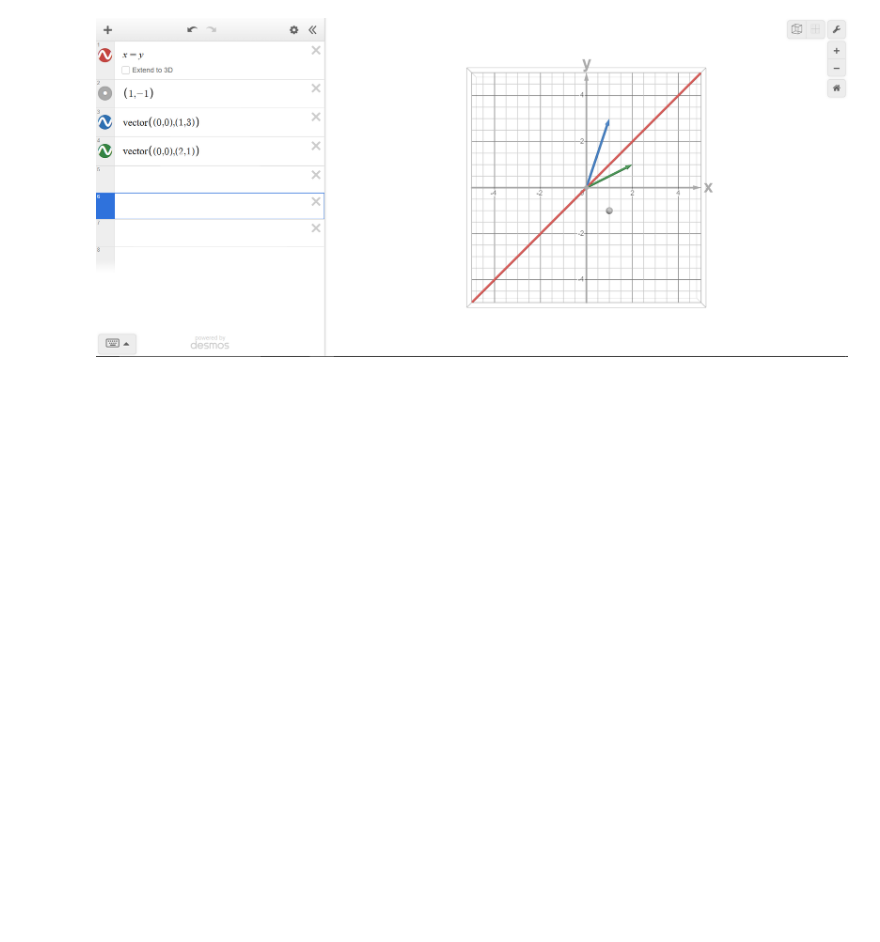
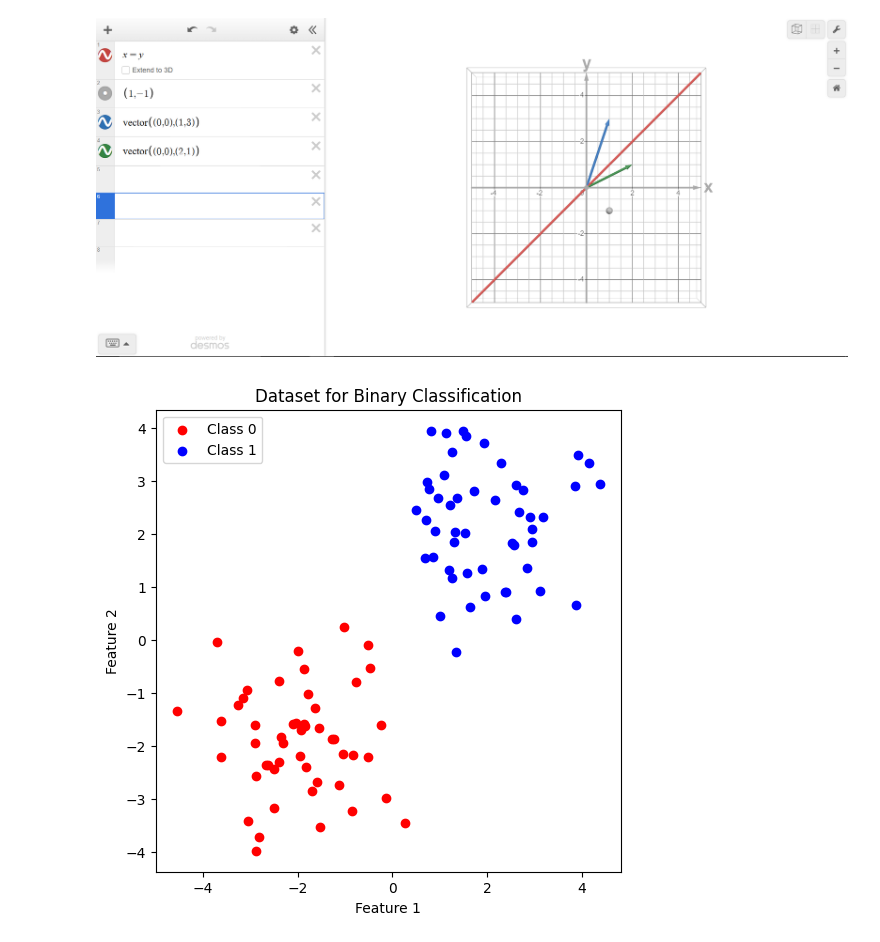
Before and after one commit to AyushDevadiga1/practice-programs, a Jupyter notebook: logistic-intution.ipynb, the cells around one changed output. Saved outputs shown, nothing was run; the diff lists cells and outputs as text; code cells hidden in the pictures; blank space fills up the shorter version.

Commit message:
Artificial Dataset for LOR

```diff
--- a/logistic-intution.ipynb
+++ b/logistic-intution.ipynb
@@ -12,0 +18,26 @@ import numpy as np
+# %%
+np.random.seed(0)
+
+class0 = np.random.randn(50,2) + np.array([-2,-2])
+class1 = np.random.randn(50,2) + np.array([2,2])
+
+X = np.vstack([class0, class1])
+
+y = np.hstack([
+    np.zeros(50),
+    np.ones(50)
+])
+# %%
+plt.figure(figsize=(6,6))
+
+plt.scatter(class0[:,0], class0[:,1], color='red', label='Class 0')
+plt.scatter(class1[:,0], class1[:,1], color='blue', label='Class 1')
+
+plt.xlabel("Feature 1")
+plt.ylabel("Feature 2")
+plt.title("Dataset for Binary Classification")
+
+plt.legend()
+plt.show()
+# %% [output]
+[figure, added]
```
Also changed, not shown: parts of 1 cell of this notebook.
